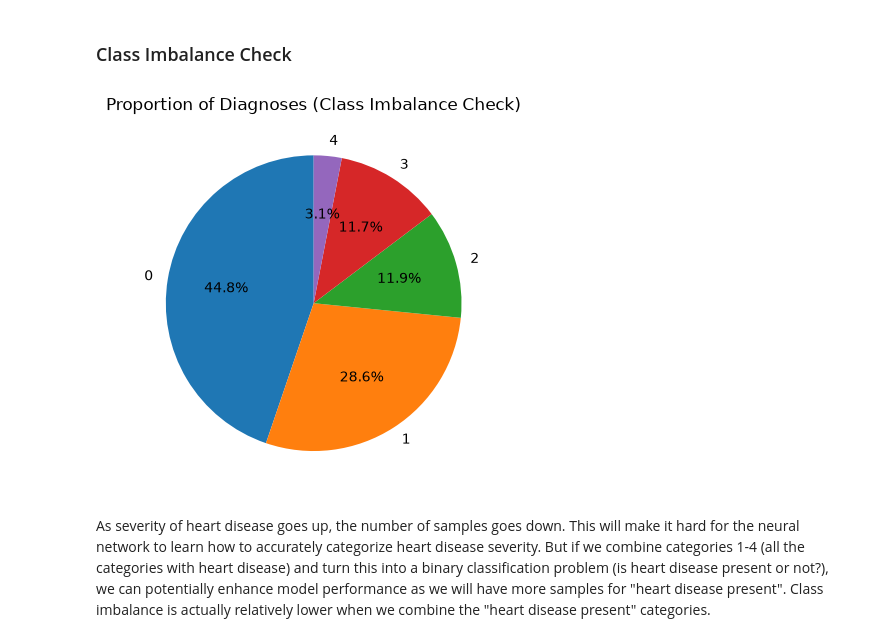
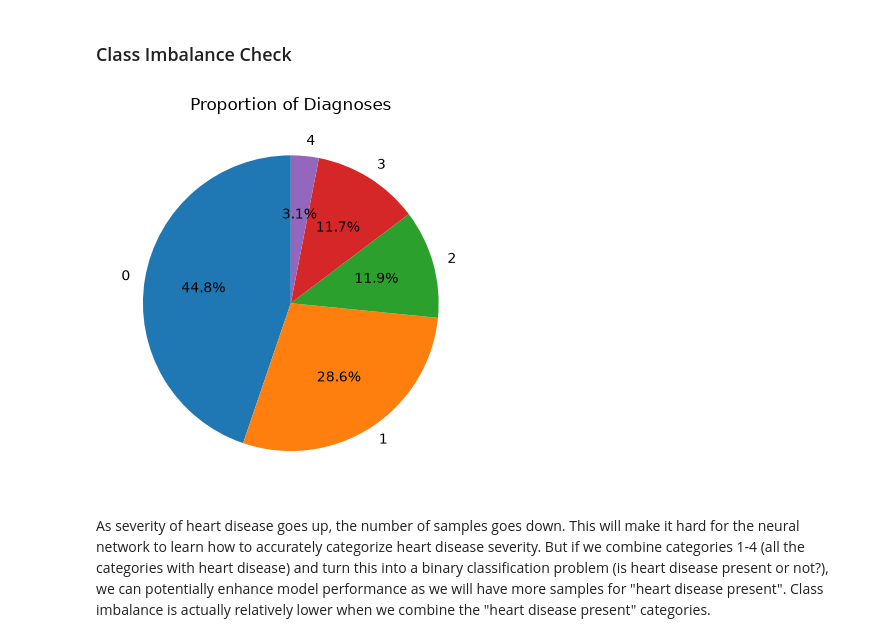
Before and after one commit to ThereseColeongco/hd-classifier, a Jupyter notebook: classifier.ipynb, the cells around one changed output. Cells and saved outputs as stored; diff of their text form; code cells hidden in the pictures.

```diff
--- a/classifier.ipynb
+++ b/classifier.ipynb
@@ -295,0 +313,4 @@ Name: exang, Length: 918, dtype: object
+# %%
+df['sex'] = df['sex'].replace('Female', 0)
+df['sex'] = df['sex'].replace('Male', 1)
+df['sex']
@@ -377,9 +423,9 @@ df_no_sct  # has no slope, ca, thal
 # %%
 diagnosis_counts = df['num'].value_counts()
 plt.pie(diagnosis_counts, autopct='%1.1f%%', startangle=90, labels=diagnosis_counts.index)
-plt.title('Proportion of Diagnoses (Class Imbalance Check)')
+plt.title('Proportion of Diagnoses')
 plt.show()
 # %% [output]
-[figure, old version]
+[figure, new version]
 # %% [markdown]
 As severity of heart disease goes up, the number of samples goes down. This will make it hard for the neural network to learn how to accurately categorize heart disease severity. But if we combine categories 1-4 (all the categories with heart disease) and turn this into a binary classification problem (is heart disease present or not?), we can potentially enhance model performance as we will have more samples for "heart disease present". Class imbalance is actually relatively lower when we combine the "heart disease present" categories.
```
Also changed, not shown: parts of 14 cells of this notebook.
